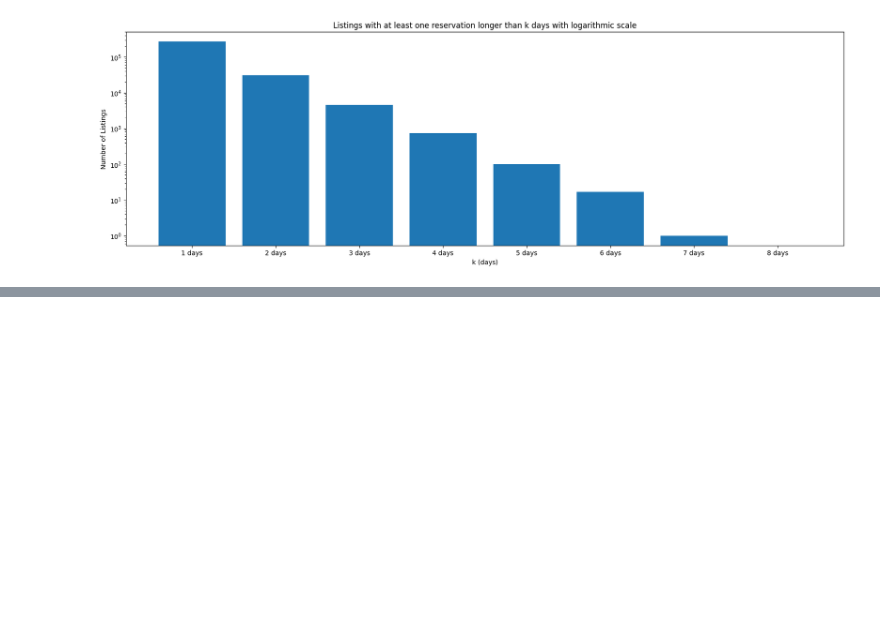
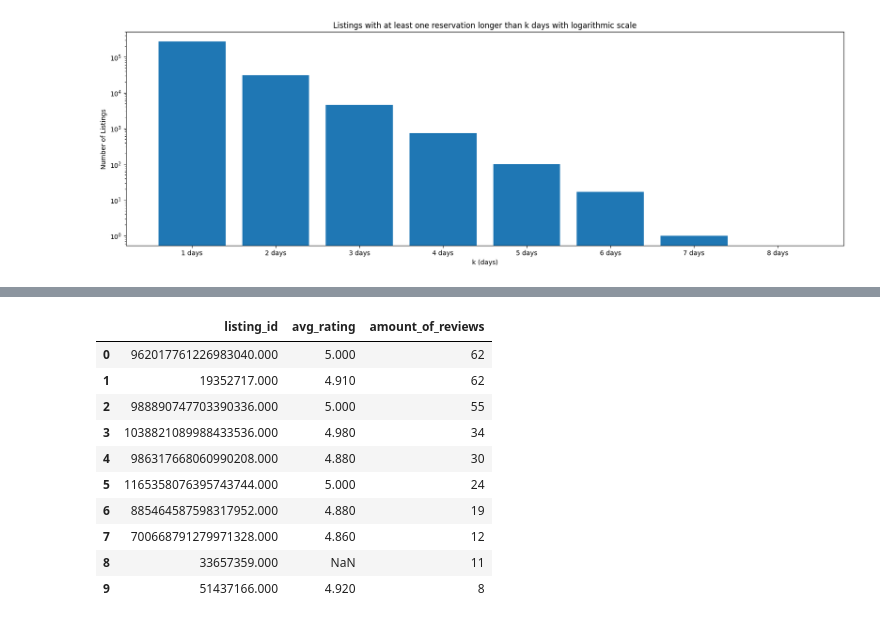
Before and after one commit to psiku/IUM-long-stay-insights, a Jupyter notebook: notebooks/data_v1_eda.ipynb, the cells around one changed output, grey strips where cells are left out. Saved outputs shown, nothing was run; the diff lists cells and outputs as text; code cells hidden in the pictures; blank space fills up the shorter version.

```diff
--- a/notebooks/data_v1_eda.ipynb
+++ b/notebooks/data_v1_eda.ipynb
@@ -916,0 +968,25 @@ df_l.head(5)
+# %%
+listing_avg_scores = selected_reviews_listing_dataframe.groupby('listing_id')['review_scores_rating'].mean().round(2)
+listing_avg_scores = listing_avg_scores.reset_index(name='avg_rating')
+listing_avg_scores = listing_avg_scores.sort_values(by='avg_rating', ascending=False)
+listing_avg_scores.reset_index(drop=True, inplace=True)
+
+listing_avg_scores['amount_of_reviews'] = selected_reviews_listing_dataframe.groupby('listing_id')['comments'].count().values
+listing_avg_scores = listing_avg_scores.sort_values(
+    by=['amount_of_reviews', 'avg_rating'],
+    ascending=False
+).reset_index(drop=True)
+
+listing_avg_scores.head(10)
+# %% [output]
+|  | listing_id | avg_rating | amount_of_reviews |
+| 0 | 962017761226983040.000 | 5.000 | 62 |
+| 1 | 19352717.000 | 4.910 | 62 |
+| 2 | 988890747703390336.000 | 5.000 | 55 |
+| 3 | 1038821089988433536.000 | 4.980 | 34 |
+| 4 | 986317668060990208.000 | 4.880 | 30 |
+| 5 | 1165358076395743744.000 | 5.000 | 24 |
+| 6 | 885464587598317952.000 | 4.880 | 19 |
+| 7 | 700668791279971328.000 | 4.860 | 12 |
+| 8 | 33657359.000 | NaN | 11 |
+| 9 | 51437166.000 | 4.920 | 8 |
```
Also changed, not shown: parts of 6 cells of this notebook.
